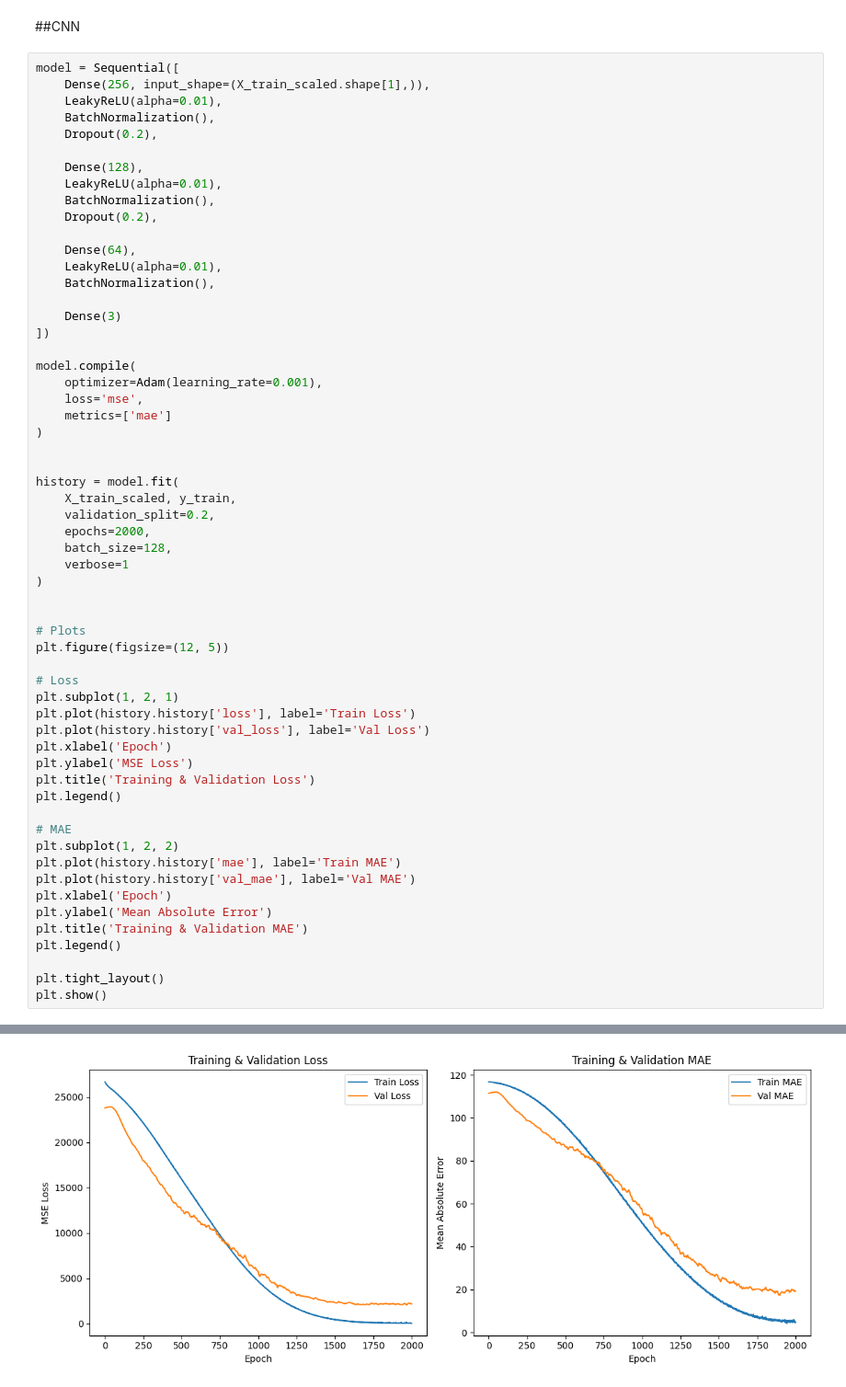
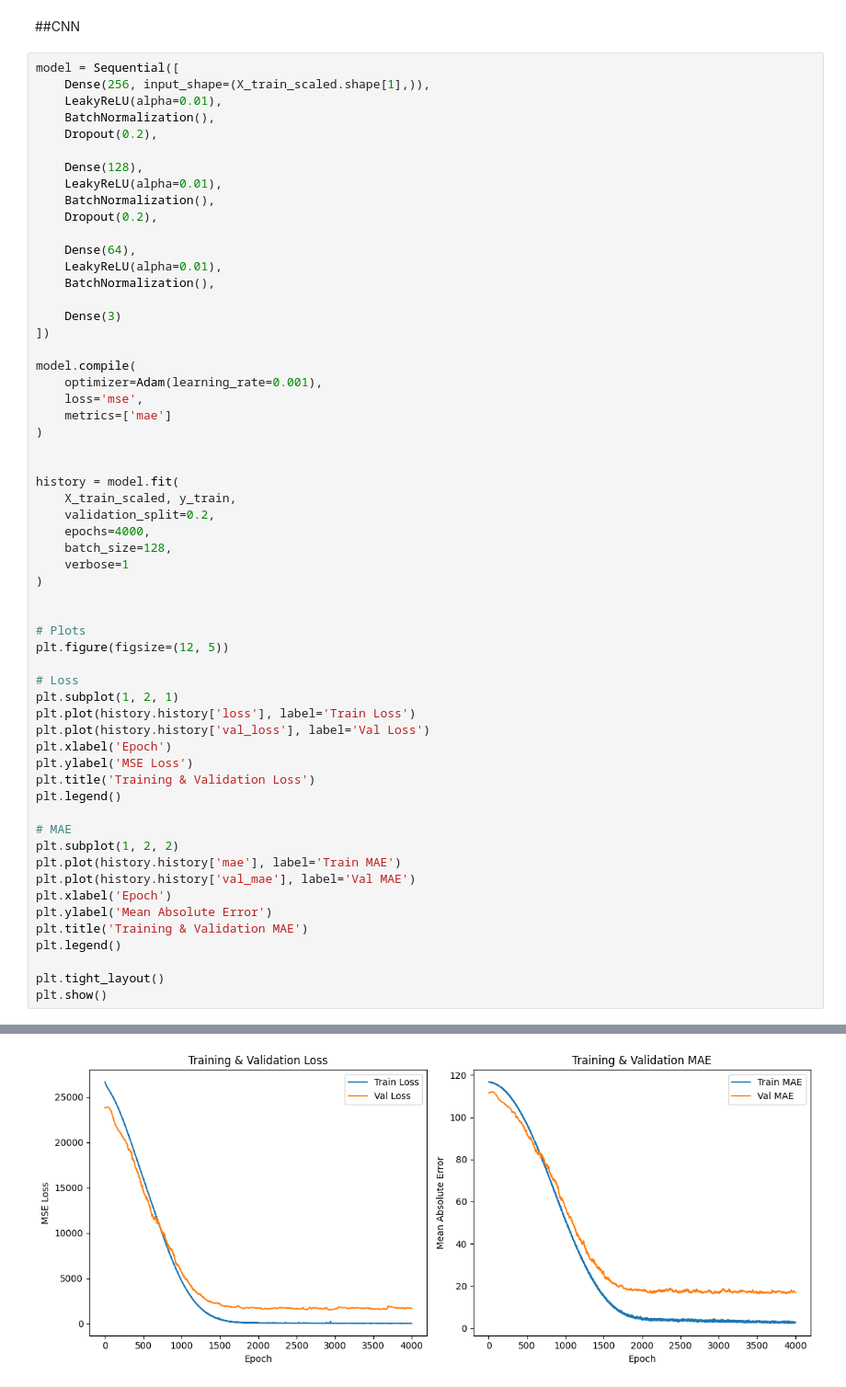
Before and after one commit to MajedeR/mechanical-stress-prediction, a Jupyter notebook: stress_prediction_6061.ipynb, the cells around one changed output, grey strips where cells are left out. Shown at 92% size. Saved outputs shown, nothing was run; the diff lists cells and outputs as text.

```diff
--- a/stress_prediction_6061.ipynb
+++ b/stress_prediction_6061.ipynb
@@ -406,7 +406,7 @@ model.compile(
 history = model.fit(
     X_train_scaled, y_train,
     validation_split=0.2,
-    epochs=2000,
+    epochs=4000,
     batch_size=128,
     verbose=1
 )
@@ -456,4 +457,4 @@ Epoch 2000/2000
-[figure, old version]
+[figure, new version]
 # %%
 # Predict on test data
 y_pred_cnn = model.predict(X_test_scaled)
```
Also changed, not shown: parts of 3 cells of this notebook.
